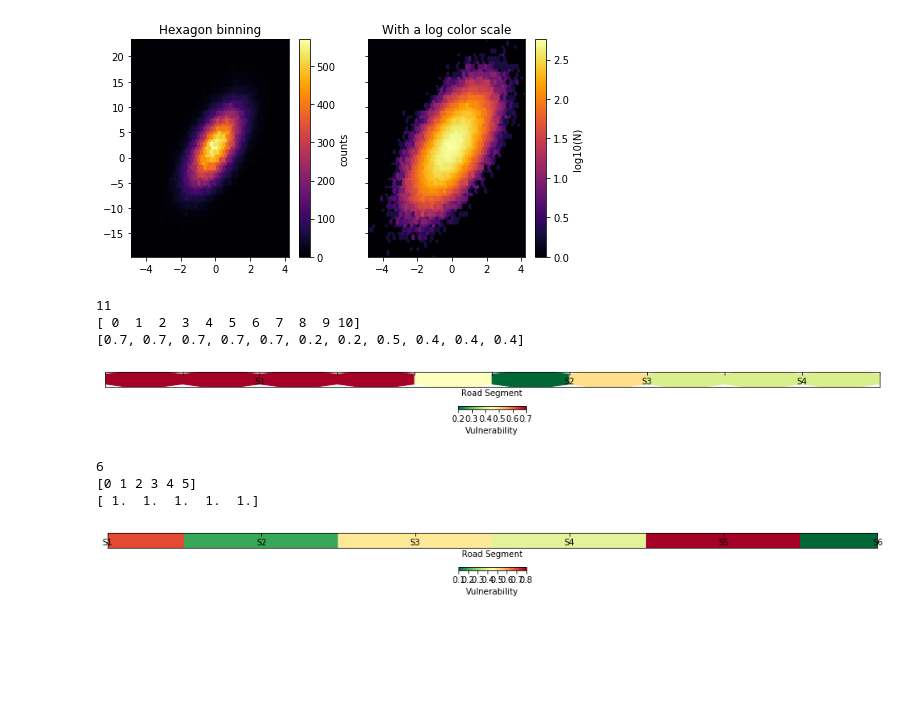
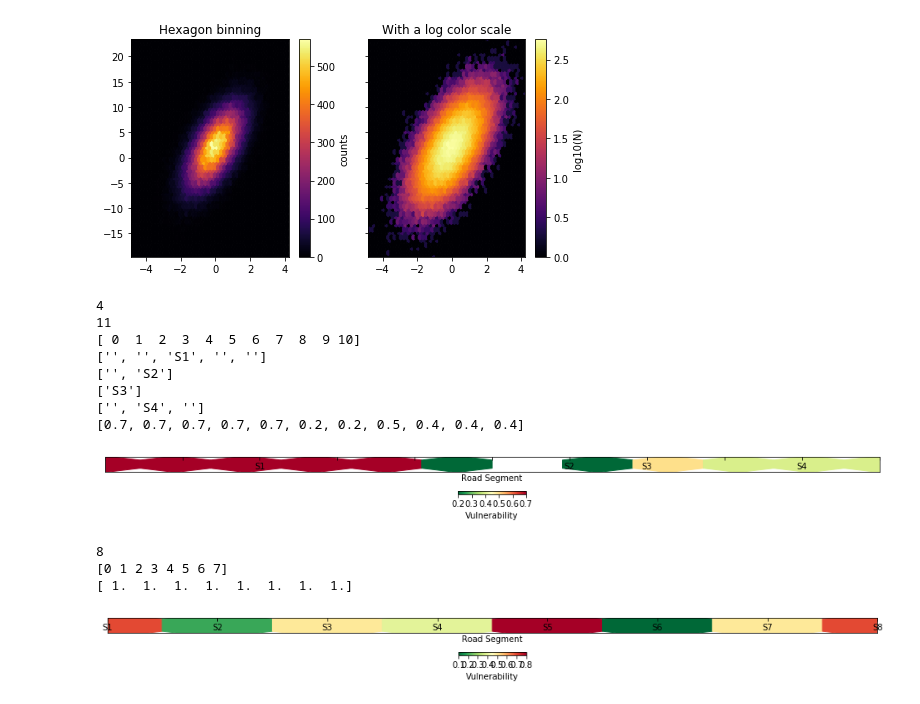
Before and after one commit to juangl77/BangladeshNeedsHelp8, a Jupyter notebook: A3Visualization/HeatmapDiscrete.ipynb, the cells around one changed output. Drawn from its saved outputs; the diff is of its cells as text; code cells hidden in the pictures; blank space fills up the shorter version.

Commit message:
New version visualisation overall vulnerability

```diff
--- a/A3Visualization/HeatmapDiscrete.ipynb
+++ b/A3Visualization/HeatmapDiscrete.ipynb
@@ -42,6 +42,7 @@ import math
 
 road_segments = ['S1','S2','S3','S4']
 number_segments = len(road_segments)
+print(number_segments)
 segment_length = [5,2,1,3]
 total_length = 0
 for i in segment_length:
@@ -68,6 +69,7 @@ for i in range(len(road_segments)):
     else:
         for j in range(math.ceil(segment_length[i]/2),segment_length[i]):
             segment_extended.append('')
+    print(segment_extended)
     segment_vulnerability2.extend(vulnerability_extended)
     road_segments2.extend(segment_extended)
 print(segment_vulnerability2)
@@ -75,10 +77,16 @@ y = np.ones(total_length)
 
 xmin = x.min()
 xmax = x.max()
+if (total_length%2 == 0 & number_segments%2 == 0):
+    gridsize = total_length-1
+elif (total_length%2 != 0 & number_segments%2 != 0):
+    gridsize = total_length
+else:
+    gridsize = total_length
 
 fig, axs = plt.subplots(ncols=1, sharey=True, figsize=(15, 0.5))
 fig.subplots_adjust(hspace=0.5, left=0.07, right=0.93)
-hb = axs.hexbin(x, y, segment_vulnerability2, gridsize=total_length-1, cmap='RdYlGn_r')
+hb = axs.hexbin(x, y, segment_vulnerability2, gridsize=gridsize, cmap='RdYlGn_r')
 axs.axis([xmin, xmax, 0.99, 1.01])
 axs.get_yaxis().set_visible(False)
 plt.xticks(x,road_segments2)
@@ -88,44 +96,49 @@ cb.set_label('Vulnerability')
 
 plt.show()
 # %% [output]
+4
 11
 [ 0  1  2  3  4  5  6  7  8  9 10]
+['', '', 'S1', '', '']
+['', 'S2']
+['S3']
+['', 'S4', '']
 [0.7, 0.7, 0.7, 0.7, 0.7, 0.2, 0.2, 0.5, 0.4, 0.4, 0.4]
-[figure, old version]
+[figure, new version]
 # %%
 # without segment length
 
 import numpy as np
 import matplotlib
 import matplotlib.pyplot as plt
 
-road_segments = ['S1','S2','S3','S4','S5','S6']
+road_segments = ['S1','S2','S3','S4','S5','S6','S7','S8']
 number_segments = len(road_segments)
 print(number_segments)
-segment_vulnerability = [0.7,0.2,0.5,0.4,0.8,0.1]
+segment_vulnerability = [0.7,0.2,0.5,0.4,0.8,0.1,0.5,0.7]
 
 x = np.arange(number_segments)
 print(x)
 print(y)
 
 y = np.ones(number_segments)
 
 xmin = x.min()
 xmax = x.max()
 
 fig, axs = plt.subplots(ncols=1, sharey=True, figsize=(15, 0.5))
 fig.subplots_adjust(hspace=0.5, left=0.07, right=0.93)
 hb = axs.hexbin(x, y, segment_vulnerability, gridsize=number_segments-1, cmap='RdYlGn_r')
 axs.axis([xmin, xmax, 0.99, 1.01])
 axs.get_yaxis().set_visible(False)
 plt.xticks(x,road_segments)
 plt.xlabel('Road Segment')
-cb = fig.colorbar(hb, ax=axs, orientation='horizontal', pad = 1.5)
+cb = fig.colorbar(hb, ax=axs, orientation='horizontal', pad=1.5)
 cb.set_label('Vulnerability')
 
 plt.show()
 # %% [output]
-6
-[0 1 2 3 4 5]
-[ 1.  1.  1.  1.  1.]
+8
+[0 1 2 3 4 5 6 7]
+[ 1.  1.  1.  1.  1.  1.  1.  1.]
-[figure, old version]
+[figure, new version]
```
